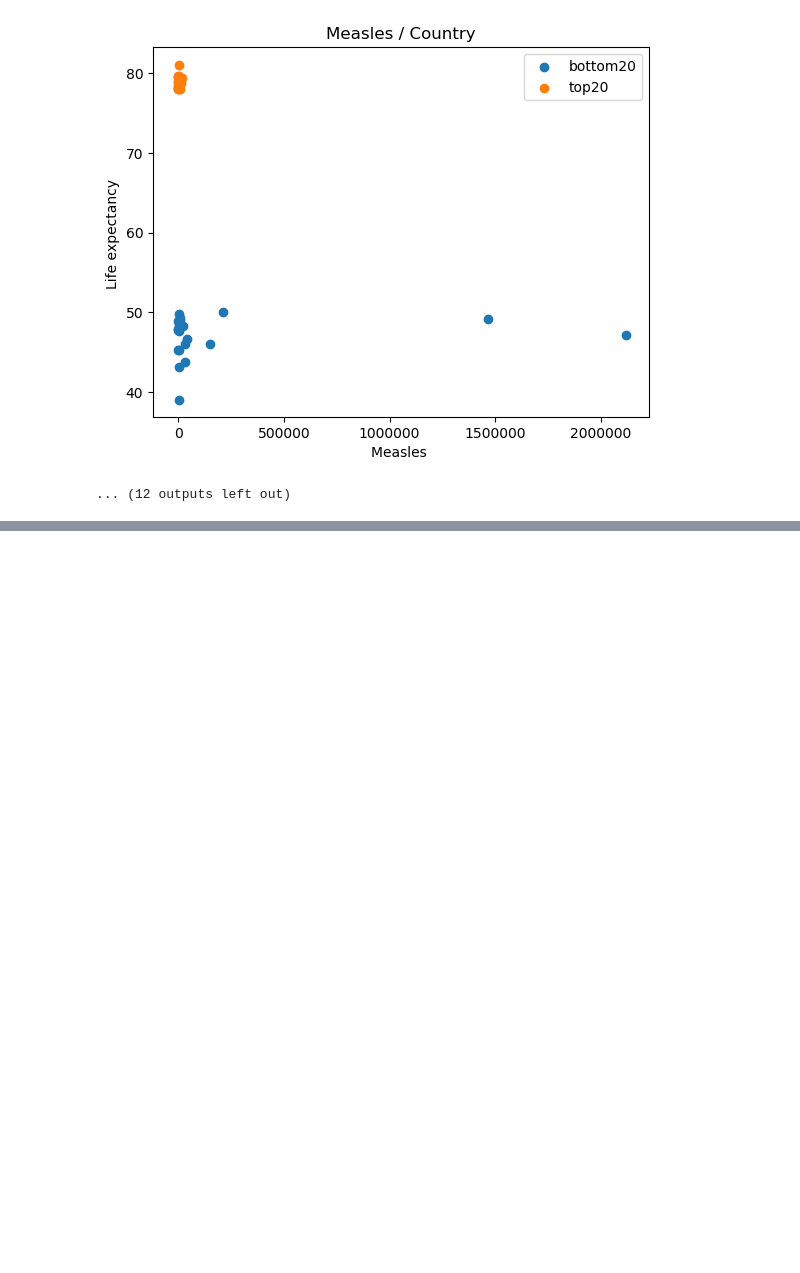
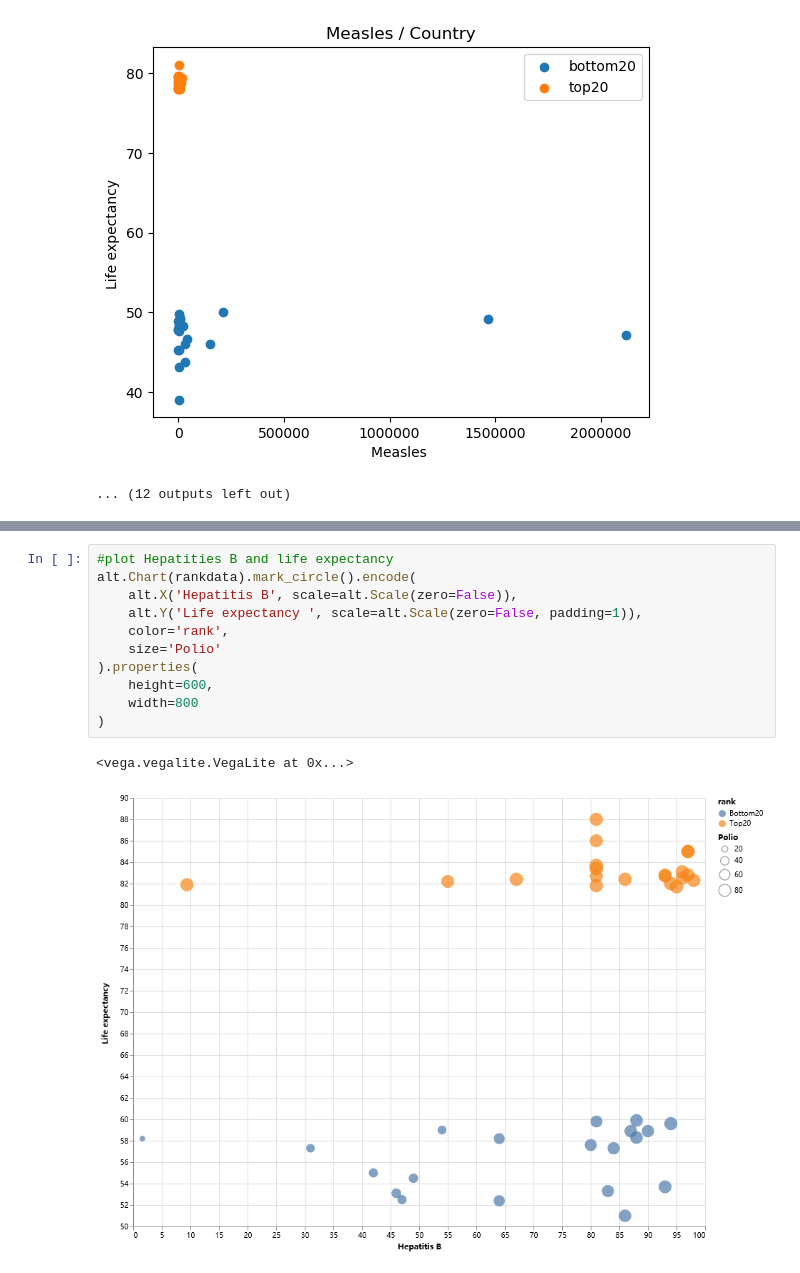
Before and after one commit to forgomania/ECE143-Life-expectancy, a Jupyter notebook: main.ipynb, the cells around one changed output, grey strips where cells are left out. Cells and saved outputs as stored; diff of their text form; blank space fills up the shorter version.

```diff
--- a/main.ipynb
+++ b/main.ipynb
@@ -139,3 +148,17 @@ alt.Chart(rankdata).mark_point().encode(x='Schooling',y='Life expectancy ',color
+# %%
+#plot Hepatities B and life expectancy
+alt.Chart(rankdata).mark_circle().encode(
+    alt.X('Hepatitis B', scale=alt.Scale(zero=False)),
+    alt.Y('Life expectancy ', scale=alt.Scale(zero=False, padding=1)),
+    color='rank',
+    size='Polio'
+).properties(
+    height=600,
+    width=800
+)
+# %% [output]
+<vega.vegalite.VegaLite at 0x...>
+[figure, added]
 # %%
 #plot infant death, adult mortality and life expectancy
 alt.Chart(rankdata).mark_circle().encode(
```
Also changed, not shown: parts of 7 cells of this notebook, 2 other files.
